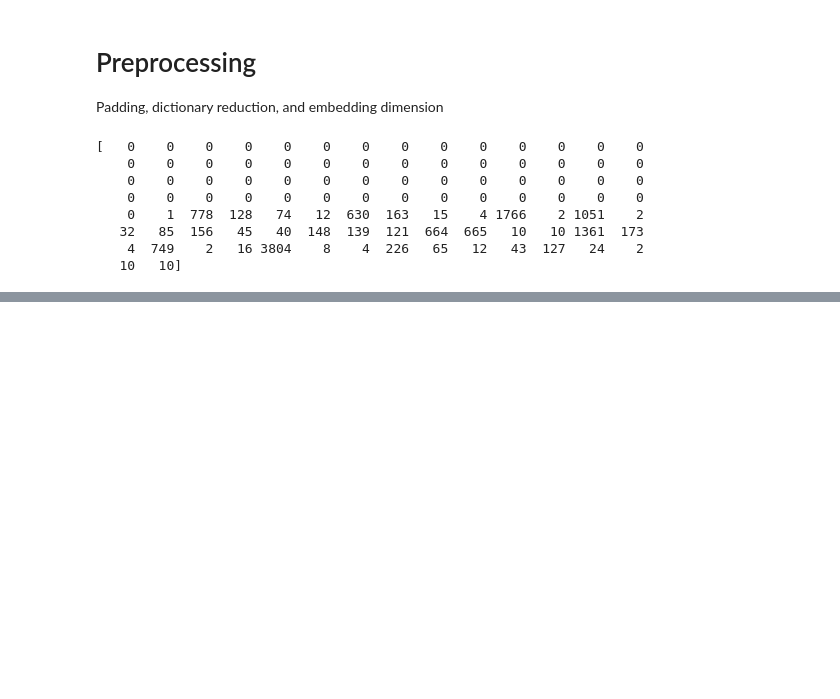
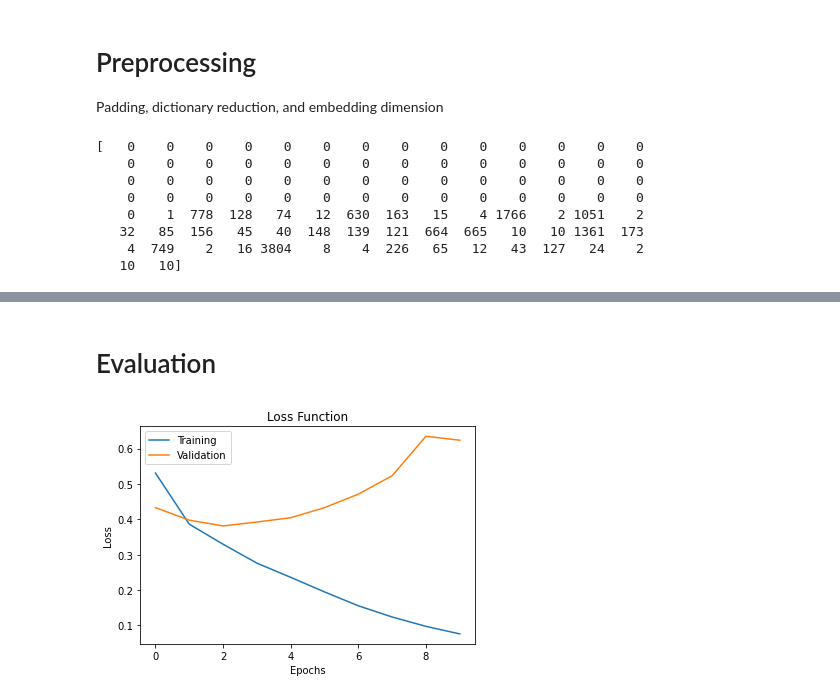
Before and after one commit to marianapiccolo/Deep_Learning, a Jupyter notebook: Recurrent Networks for Textual Data Processing.ipynb, the cells around one changed output, grey strips where cells are left out. Cells and saved outputs as stored; diff of their text form; code cells hidden in the pictures; blank space fills up the shorter version.

Commit message:
model vanilla rnn

```diff
--- a/Recurrent Networks for Textual Data Processing.ipynb
+++ b/Recurrent Networks for Textual Data Processing.ipynb
@@ -130,0 +136,10 @@ decoded_review = Decode(5)
+# %%
+model01 = keras.Sequential()
+model01.add(Input(shape=(len(X_train[0]),)))
+model01.add(Embedding(num_words, embedding, input_length=len(X_train[0])))
+model01.add(SimpleRNN(10, return_sequences=True))
+model01.add(SimpleRNN(10, return_sequences=False))
+model01.add(Dense(1, activation="sigmoid"))
+
+# Model Summary
+model01.summary()
@@ -130,0 +168,3 @@ decoded_review = Decode(5)
+# %%
+model01.compile(loss="binary_crossentropy", optimizer="rmsprop", metrics=["accuracy"])
+history = model01.fit(X_train, Y_train, validation_split=0.1, epochs=10, batch_size=128, verbose=1)
@@ -130,0 +192,13 @@ decoded_review = Decode(5)
+# %% [markdown]
+# Evaluation
+# %%
+plt.figure()
+plt.plot(history.history["loss"], label="Training")
+plt.plot(history.history["val_loss"], label="Validation")
+plt.title("Loss Function")
+plt.ylabel("Loss")
+plt.xlabel("Epochs")
+plt.legend()
+plt.show()
+# %% [output]
+[figure, added]
```
Also changed, not shown: parts of 12 cells of this notebook.
